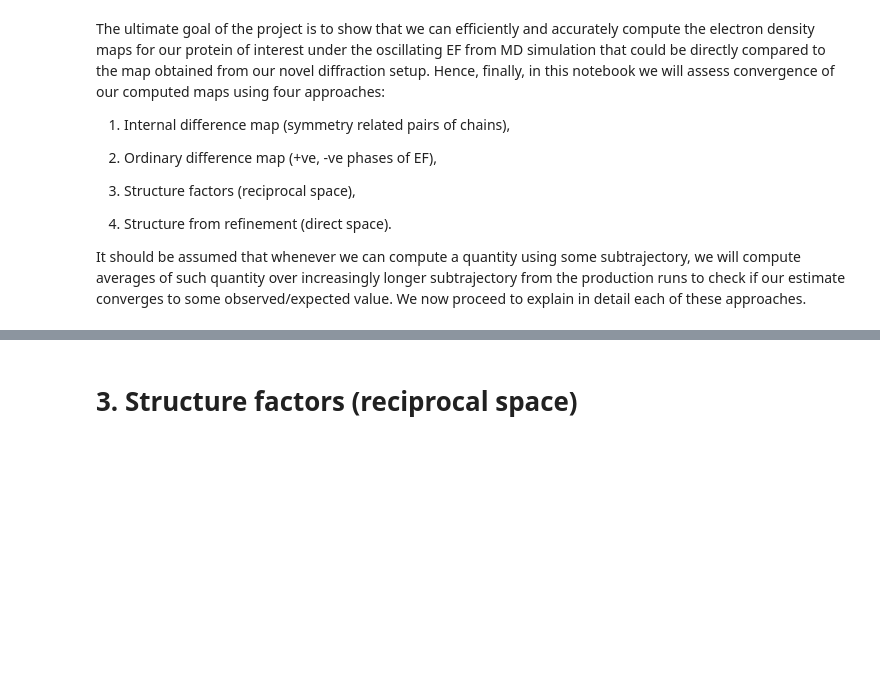
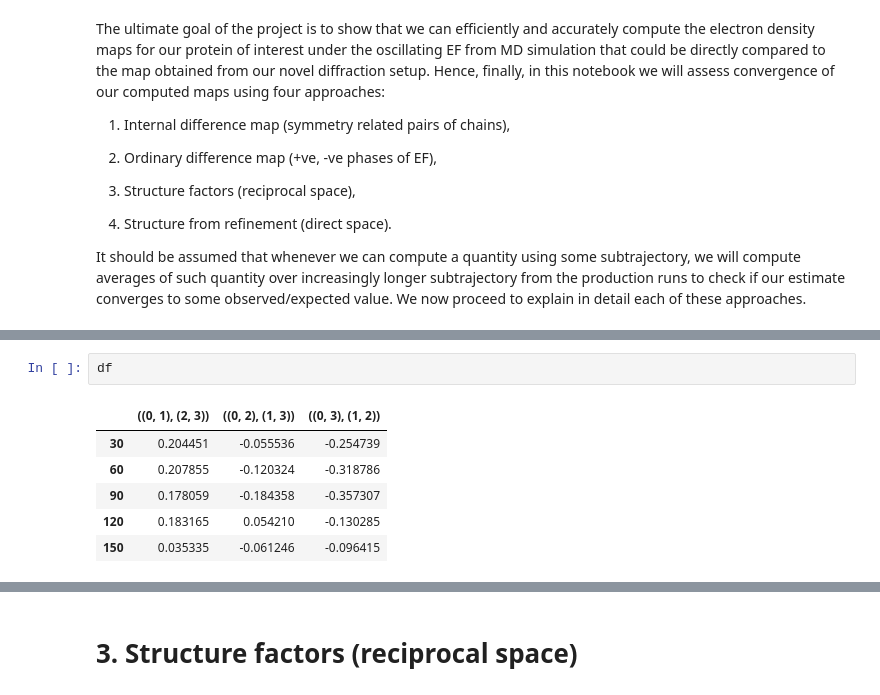
Before and after one commit to Hekstra-Lab/EF-X-crystal-MD, a Jupyter notebook: Analyses/Electron_density_map_analysis.ipynb, the cells around one changed output, grey strips where cells are left out. Drawn from its saved outputs; the diff is of its cells as text; blank space fills up the shorter version.

```diff
--- a/Analyses/Electron_density_map_analysis.ipynb
+++ b/Analyses/Electron_density_map_analysis.ipynb
@@ -16,0 +50,9 @@ It should be assumed that whenever we can compute a quantity using some subtraje
+# %%
+df
+# %% [output]
+|  | ((0, 1), (2, 3)) | ((0, 2), (1, 3)) | ((0, 3), (1, 2)) |
+| 30 | 0.204451 | -0.055536 | -0.254739 |
+| 60 | 0.207855 | -0.120324 | -0.318786 |
+| 90 | 0.178059 | -0.184358 | -0.357307 |
+| 120 | 0.183165 | 0.054210 | -0.130285 |
+| 150 | 0.035335 | -0.061246 | -0.096415 |
```
Also changed, not shown: parts of 15 cells of this notebook, 6 other files.
